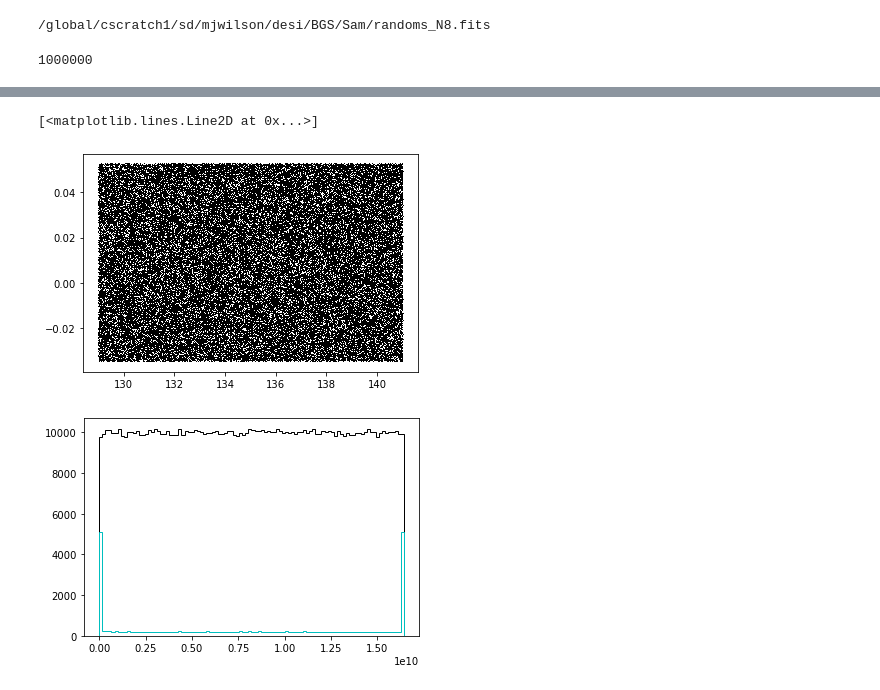
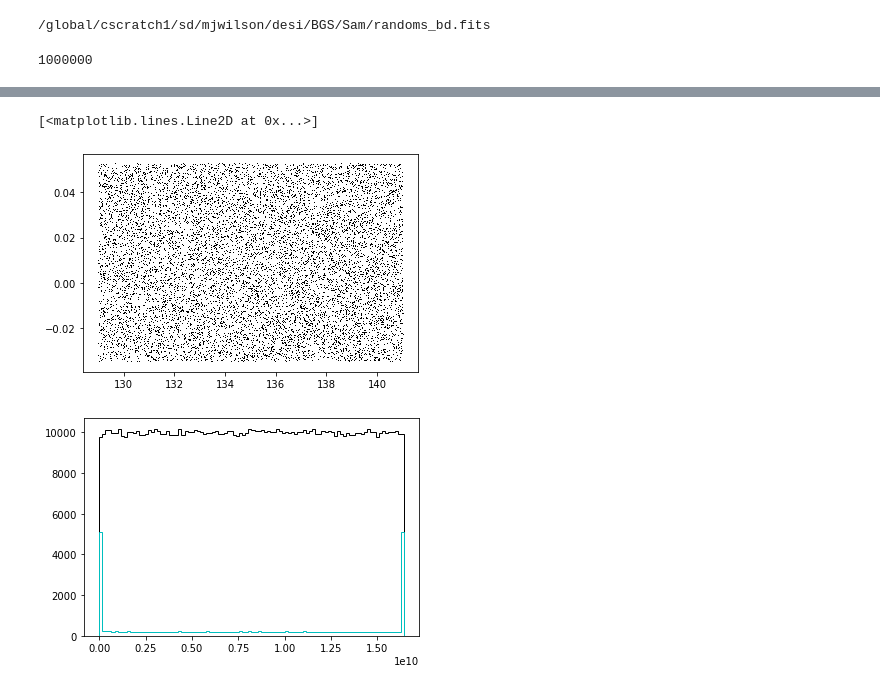
Before and after one commit to SgmAstro/DESI, a Jupyter notebook: randoms_qa.ipynb, the cells around one changed output, grey strips where cells are left out. Cells and saved outputs as stored; diff of their text form; code cells hidden in the pictures.

```diff
--- a/randoms_qa.ipynb
+++ b/randoms_qa.ipynb
@@ -7,11 +7,11 @@ import matplotlib.pyplot as plt
 
 from   astropy.table import Table
 # %%
-fpath = os.environ['CSCRATCH'] + '/desi/BGS/Sam/randoms_N8.fits'
+fpath = os.environ['CSCRATCH'] + '/desi/BGS/Sam/randoms_bd.fits'
 # %%
 print(fpath)
 # %% [output]
-/global/cscratch1/sd/mjwilson/desi/BGS/Sam/randoms_N8.fits
+/global/cscratch1/sd/mjwilson/desi/BGS/Sam/randoms_bd.fits
 # %%
 rand = Table(fitsio.read(fpath))
 # %%
@@ -41,10 +41,10 @@ Table length=1000000
 | 132.02182000990857 | 0.007312421174827444 | 0.5939704196341103 | 16006307740.590248 | 999998 | G9 | 1561.2952889661217 | -80.91606793607978 | -0.038790062576603446 | 0 | ... |
 | 134.52833312600245 | 0.04230657724470821 | 0.5850639433550443 | 15395061237.075392 | 999999 | G9 | 1543.1809319331517 | -12.39665272020727 | 0.9039507212262927 | 0 | ... |
 # %%
-pl.plot(rand['RANDOM_RA'][::10], rand['RANDOM_DEC'][::10], marker=',', lw=0.0, c='k')
+pl.plot(rand['RANDOM_RA'][::100], rand['RANDOM_DEC'][::100], marker=',', lw=0.0, c='k')
 # %% [output]
 [<matplotlib.lines.Line2D at 0x...>]
-[figure, old version]
+[figure, new version]
 # %%
 _ = pl.hist(rand['V'], bins=100, histtype='step', color='k')
 _ = pl.hist(rand['V'][rand['IS_BOUNDARY'].astype(bool)], bins=100, histtype='step', color='c')
```
Also changed, not shown: parts of 3 cells of this notebook, 1 other file.
